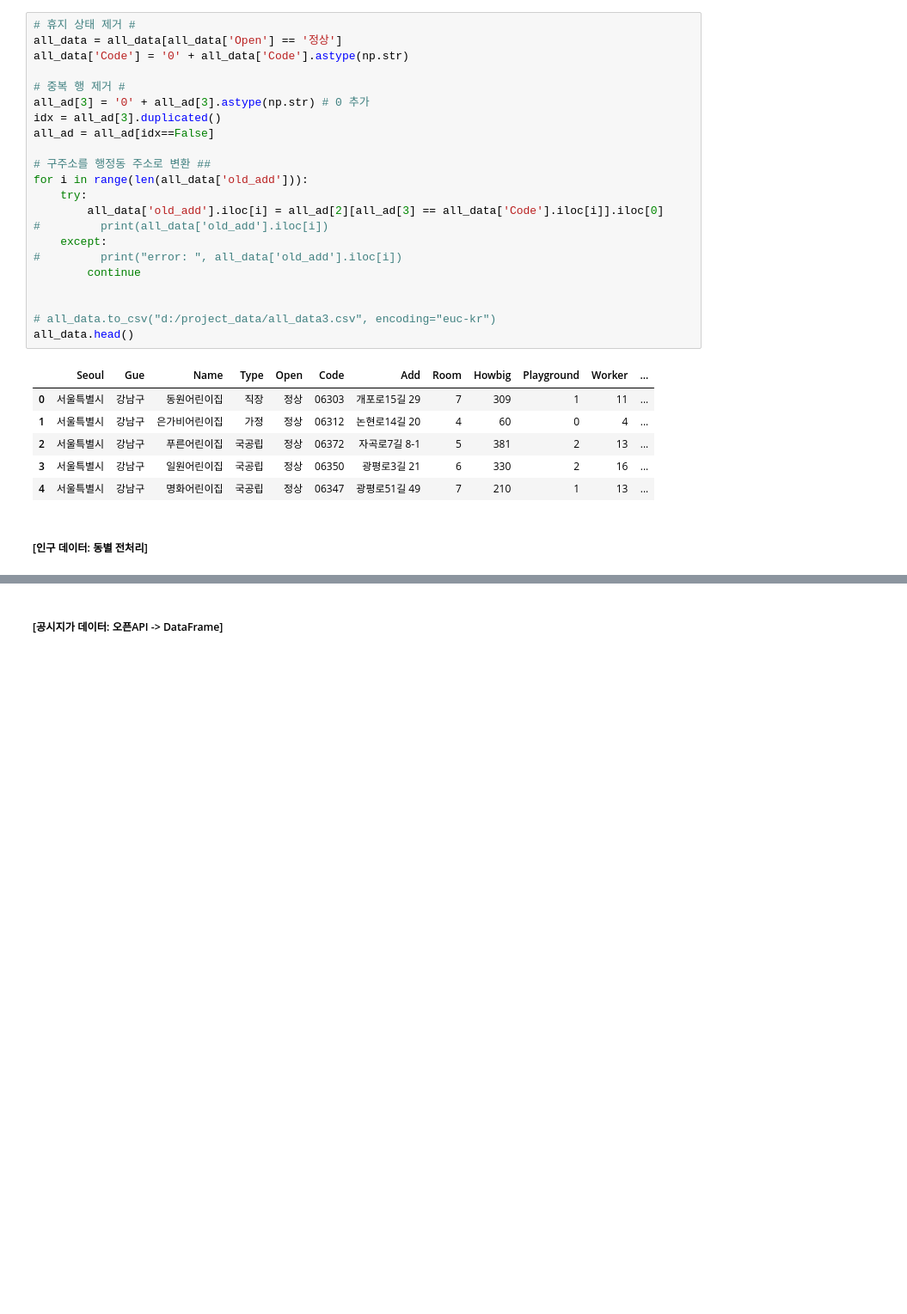
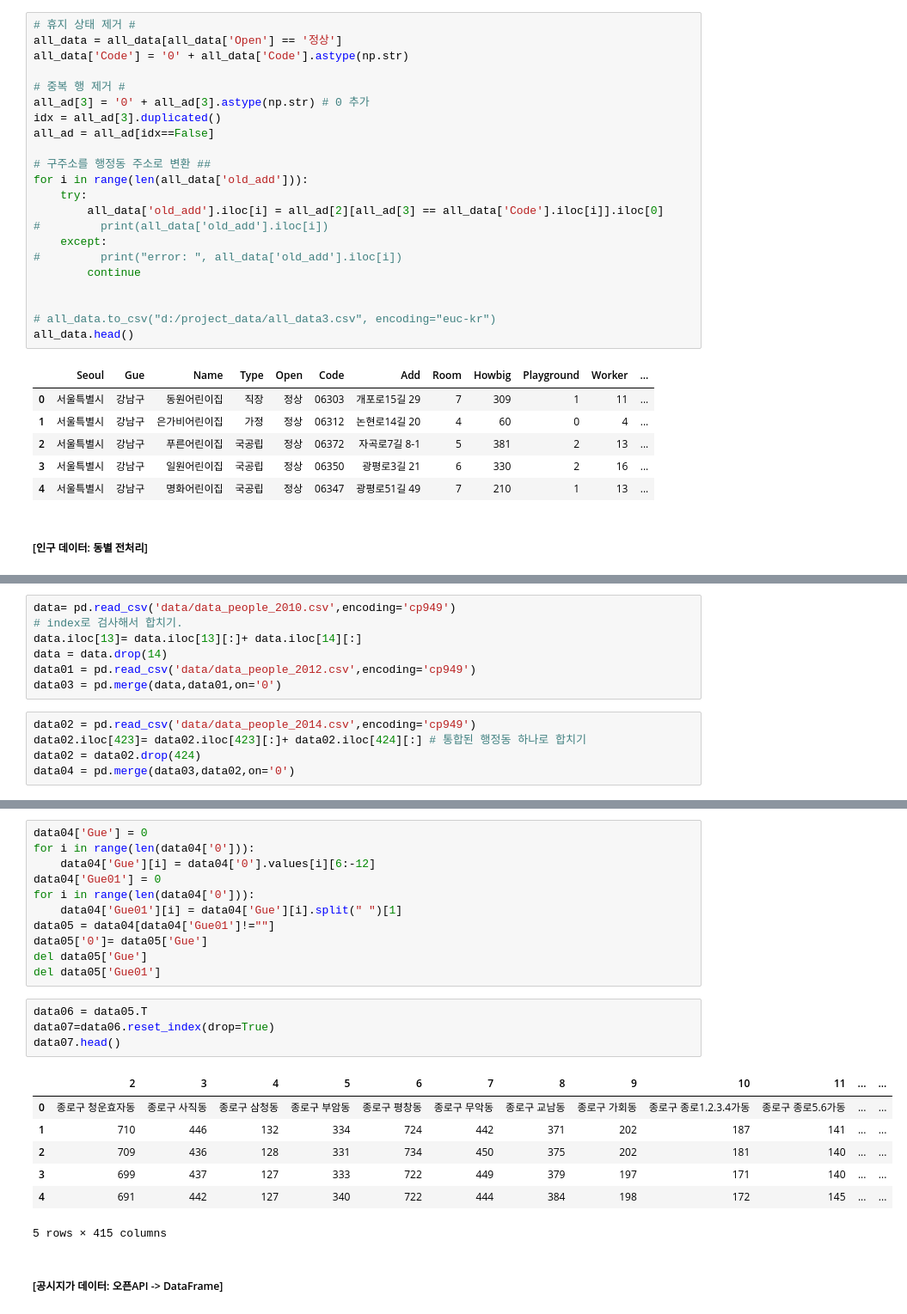
Before and after one commit to cutz-j/BigData-project, a Jupyter notebook: Project_md_kernel.ipynb, the cells around one changed output, grey strips where cells are left out. Shown at 86% size. Cells and saved outputs as stored; diff of their text form; blank space fills up the shorter version.

```diff
--- a/Project_md_kernel.ipynb
+++ b/Project_md_kernel.ipynb
@@ -87,0 +118,12 @@ all_data.head()
+# %%
+data= pd.read_csv('data/data_people_2010.csv',encoding='cp949')
+# index로 검사해서 합치기.
+data.iloc[13]= data.iloc[13][:]+ data.iloc[14][:]
+data = data.drop(14)
+data01 = pd.read_csv('data/data_people_2012.csv',encoding='cp949')
+data03 = pd.merge(data,data01,on='0')
+# %%
+data02 = pd.read_csv('data/data_people_2014.csv',encoding='cp949')
+data02.iloc[423]= data02.iloc[423][:]+ data02.iloc[424][:] # 통합된 행정동 하나로 합치기
+data02 = data02.drop(424)
+data04 = pd.merge(data03,data02,on='0')
@@ -88,2 +137,25 @@ all_data.head()
+# %%
+data04['Gue'] = 0
+for i in range(len(data04['0'])):
+    data04['Gue'][i] = data04['0'].values[i][6:-12]
+data04['Gue01'] = 0
+for i in range(len(data04['0'])):
+    data04['Gue01'][i] = data04['Gue'][i].split(" ")[1]
+data05 = data04[data04['Gue01']!=""]
+data05['0']= data05['Gue']
+del data05['Gue']
+del data05['Gue01']
+# %%
+data06 = data05.T
+data07=data06.reset_index(drop=True)
+data07.head()
+# %% [output]
+|  | 2 | 3 | 4 | 5 | 6 | 7 | 8 | 9 | 10 | 11 | ... | ... |
+| 0 | 종로구 청운효자동 | 종로구 사직동 | 종로구 삼청동 | 종로구 부암동 | 종로구 평창동 | 종로구 무악동 | 종로구 교남동 | 종로구 가회동 | 종로구 종로1.2.3.4가동 | 종로구 종로5.6가동 | ... | ... |
+| 1 | 710 | 446 | 132 | 334 | 724 | 442 | 371 | 202 | 187 | 141 | ... | ... |
+| 2 | 709 | 436 | 128 | 331 | 734 | 450 | 375 | 202 | 181 | 140 | ... | ... |
+| 3 | 699 | 437 | 127 | 333 | 722 | 449 | 379 | 197 | 171 | 140 | ... | ... |
+| 4 | 691 | 442 | 127 | 340 | 722 | 444 | 384 | 198 | 172 | 145 | ... | ... |
+5 rows × 415 columns
 # %% [markdown]
 ##### [공시지가 데이터: 오픈API -> DataFrame]
```
Also changed, not shown: parts of 35 cells of this notebook.
